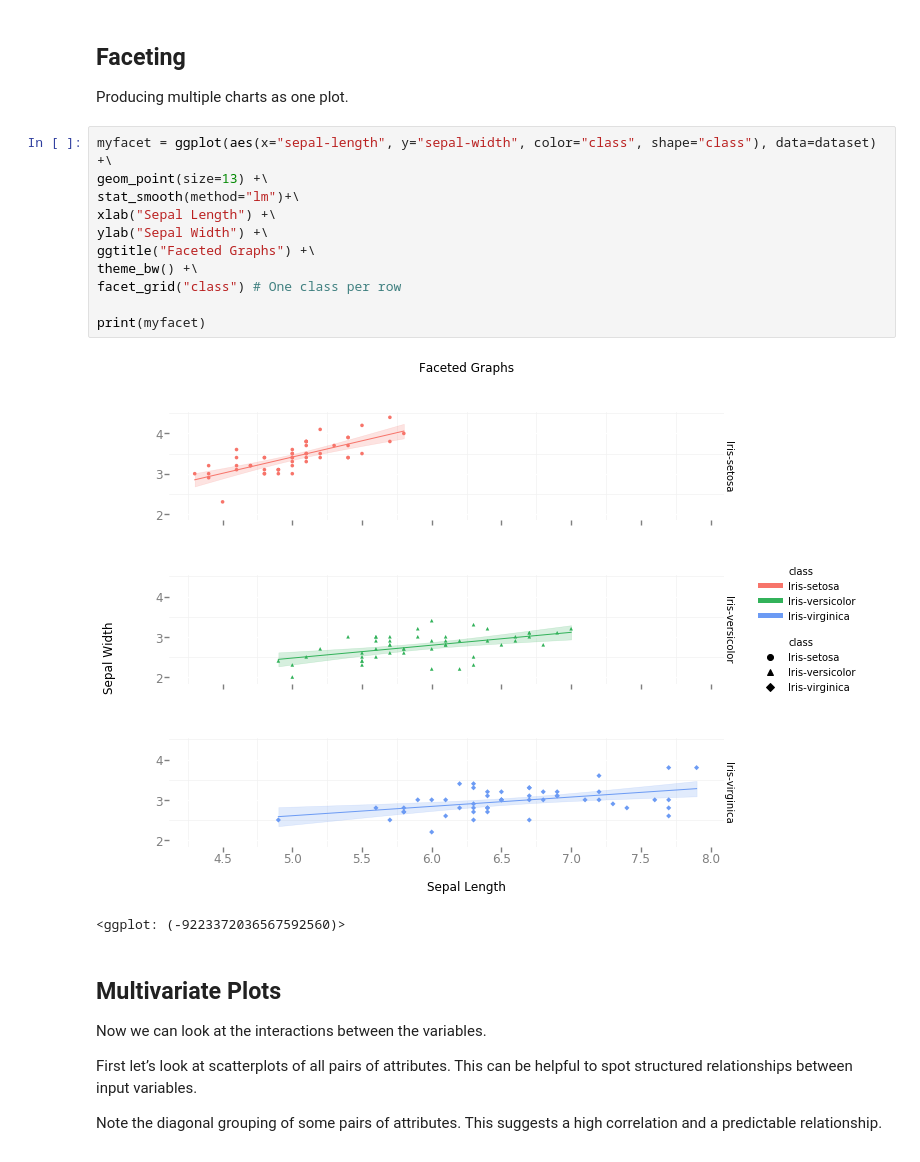
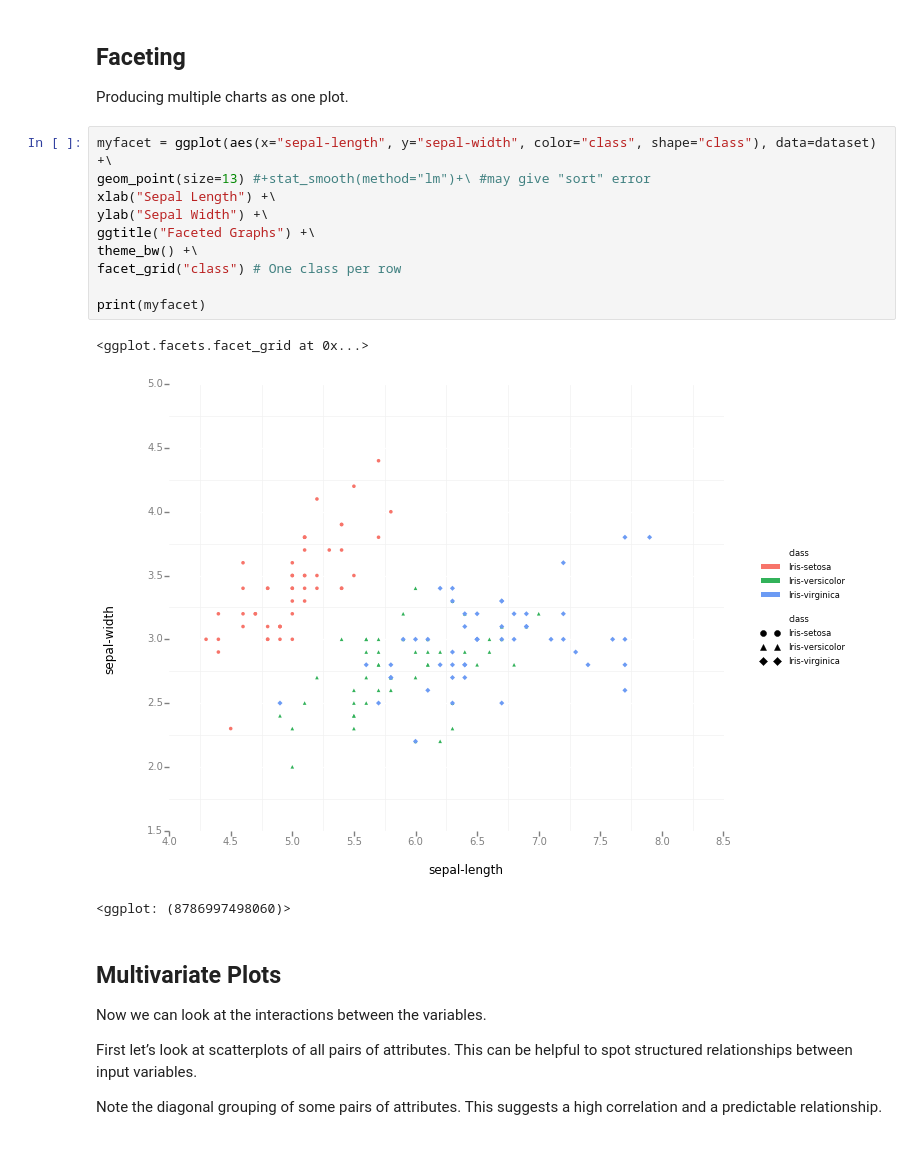
Before and after one commit to cynco/DSLA-Python, a Jupyter notebook: Iris_Classification/Iris_ML.ipynb, the cells around one changed output. Cells and saved outputs as stored; diff of their text form.

Commit message:
note about stat_smooth error

```diff
--- a/Iris_Classification/Iris_ML.ipynb
+++ b/Iris_Classification/Iris_ML.ipynb
@@ -234,18 +254,18 @@ g + geom_point() +\
 Producing multiple charts as one plot.
 # %%
 myfacet = ggplot(aes(x="sepal-length", y="sepal-width", color="class", shape="class"), data=dataset) +\
-geom_point(size=13) +\
-stat_smooth(method="lm")+\
+geom_point(size=13) #+stat_smooth(method="lm")+\ #may give "sort" error
 xlab("Sepal Length") +\
 ylab("Sepal Width") +\
 ggtitle("Faceted Graphs") +\
 theme_bw() +\
 facet_grid("class") # One class per row
 
 print(myfacet)
 # %% [output]
+<ggplot.facets.facet_grid at 0x...>
-[figure, old version]
+[figure, new version]
-<ggplot: (-9223372036567592560)>
+<ggplot: (8786997498060)>
 # %% [markdown]
 ## Multivariate Plots
 
```
Also changed, not shown: parts of 14 cells of this notebook.
